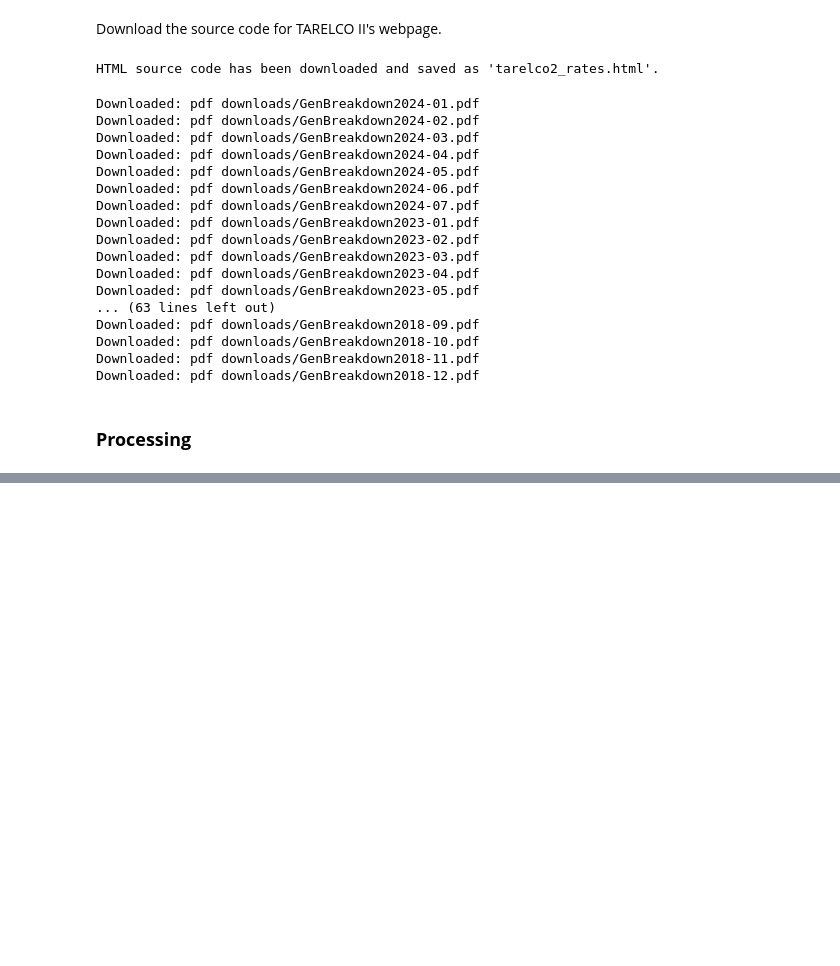
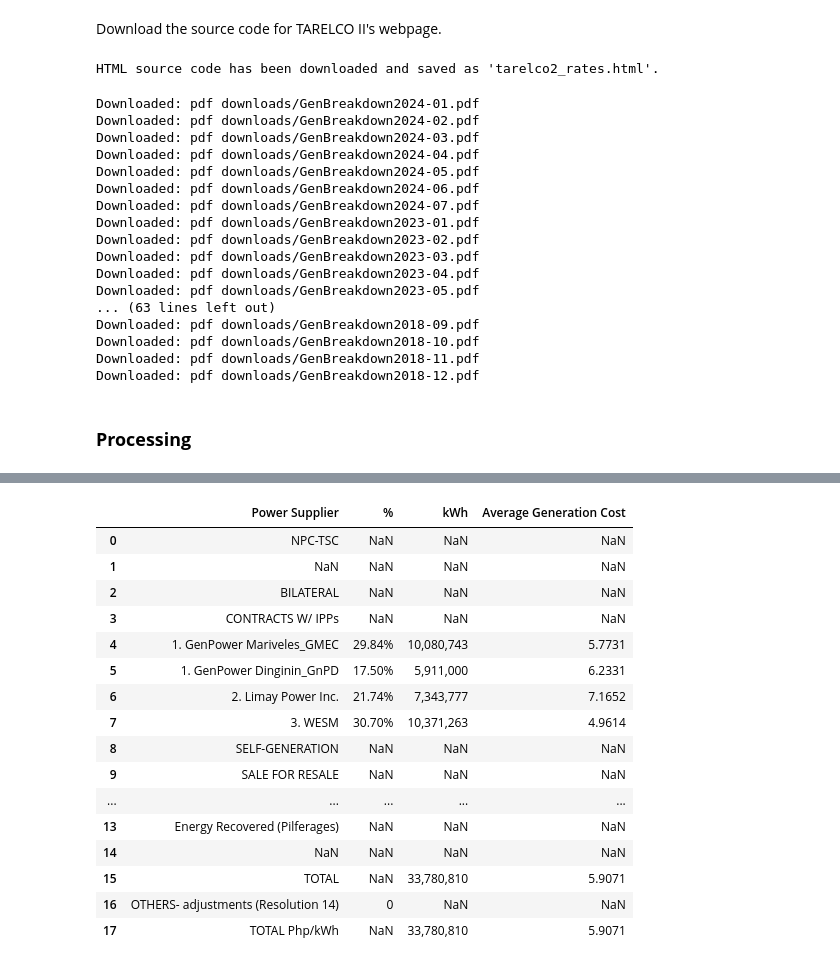
Before and after one commit to andreasenson/Scrape-DU-Generation-Charge, a Jupyter notebook: TARELCO II/scrape_TARELCO_II.ipynb, the cells around one changed output, grey strips where cells are left out. Drawn from its saved outputs; the diff is of its cells as text; code cells hidden in the pictures; blank space fills up the shorter version.

```diff
--- a/TARELCO II/scrape_TARELCO_II.ipynb
+++ b/TARELCO II/scrape_TARELCO_II.ipynb
@@ -162,0 +278,27 @@ df2
+# %%
+# List of keywords to filter columns
+keywords = ["SOURCE", "%", "Purchased", "Average"]
+
+# Filter columns based on whether their names contain any of the keywords
+df_sliced_columns = df[[col for col in df.columns if any(keyword in col for keyword in keywords)]]
+
+df_sliced_columns.columns = ["Power Supplier", "%", "kWh", "Average Generation Cost"]
+df_sliced_columns
+# %% [output]
+|  | Power Supplier | % | kWh | Average Generation Cost |
+| 0 | NPC-TSC | NaN | NaN | NaN |
+| 1 | NaN | NaN | NaN | NaN |
+| 2 | BILATERAL | NaN | NaN | NaN |
+| 3 | CONTRACTS W/ IPPs | NaN | NaN | NaN |
+| 4 | 1. GenPower Mariveles_GMEC | 29.84% | 10,080,743 | 5.7731 |
+| 5 | 1. GenPower Dinginin_GnPD | 17.50% | 5,911,000 | 6.2331 |
+| 6 | 2. Limay Power Inc. | 21.74% | 7,343,777 | 7.1652 |
+| 7 | 3. WESM | 30.70% | 10,371,263 | 4.9614 |
+| 8 | SELF-GENERATION | NaN | NaN | NaN |
+| 9 | SALE FOR RESALE | NaN | NaN | NaN |
+| ... | ... | ... | ... | ... |
+| 13 | Energy Recovered (Pilferages) | NaN | NaN | NaN |
+| 14 | NaN | NaN | NaN | NaN |
+| 15 | TOTAL | NaN | 33,780,810 | 5.9071 |
+| 16 | OTHERS- adjustments (Resolution 14) | 0 | NaN | NaN |
+| 17 | TOTAL Php/kWh | NaN | 33,780,810 | 5.9071 |
```
Also changed, not shown: parts of 10 cells of this notebook, 3 other files.
